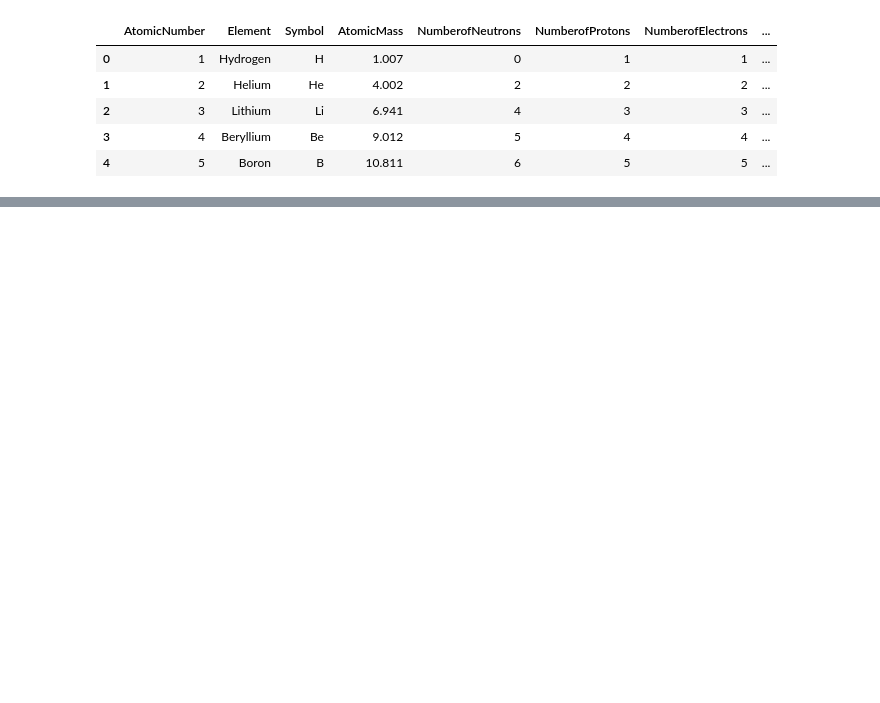
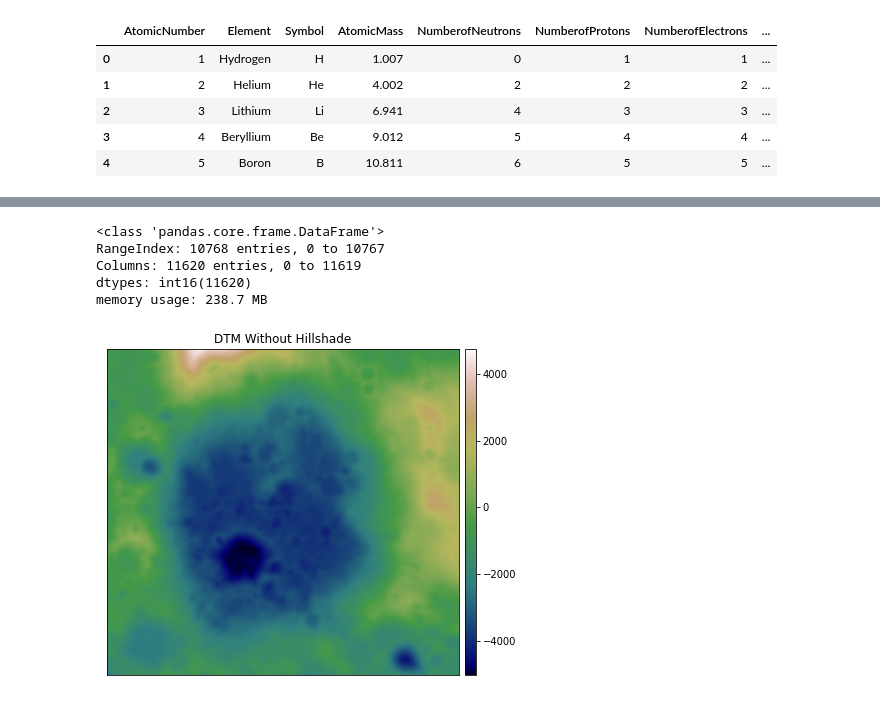
Before and after one commit to denizd1/GEOL557_Project, a Jupyter notebook: notebooks/Week4_Group_Project_LCROSS_and_DEM_Illum_Display.ipynb, the cells around one changed output, grey strips where cells are left out. Drawn from its saved outputs; the diff is of its cells as text; code cells hidden in the pictures; blank space fills up the shorter version.

```diff
--- a/notebooks/Week4_Group_Project_LCROSS_and_DEM_Illum_Display.ipynb
+++ b/notebooks/Week4_Group_Project_LCROSS_and_DEM_Illum_Display.ipynb
@@ -254,0 +369,3 @@ https://www.scribd.com/doc/74247139/How-to-Convert-Atomic-Percent-to-Weight-Perc
+# %%
+with rio.open('spoledem10m_clp.tif') as spDEM10m: #open the geotif file with RasterIO
+      spDEM10m_np= spDEM10m.read(1)
@@ -254,0 +386,2 @@ https://www.scribd.com/doc/74247139/How-to-Convert-Atomic-Percent-to-Weight-Perc
+# %%
+df_spDEM10m = pd.DataFrame(data=spDEM10m_np) #Numpy array to Pandas dataframe
@@ -254,0 +397,20 @@ https://www.scribd.com/doc/74247139/How-to-Convert-Atomic-Percent-to-Weight-Perc
+# %%
+df_spDEM10m.info() #get info on the dataframe
+# %% [output]
+<class 'pandas.core.frame.DataFrame'>
+RangeIndex: 10768 entries, 0 to 10767
+Columns: 11620 entries, 0 to 11619
+dtypes: int16(11620)
+memory usage: 238.7 MB
+# %%
+# use EarthPy to plot the data with the instructions from this link
+# https://earthpy.readthedocs.io/en/latest/gallery_vignettes/plot_dem_hillshade.html
+ep.plot_bands(
+    df_spDEM10m,
+    cmap="gist_earth",
+    title="DTM Without Hillshade",
+    figsize=(10, 6),
+)
+plt.show()
+# %% [output]
+[figure, added]
```
Also changed, not shown: parts of 39 cells of this notebook.
